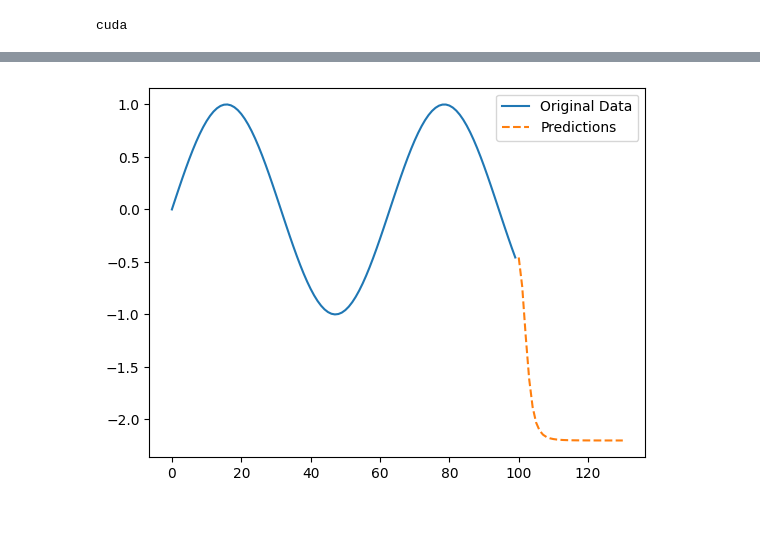
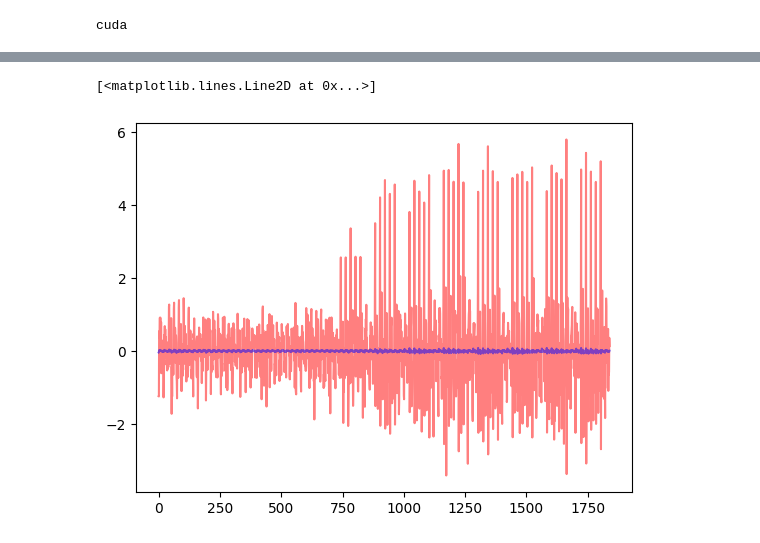
Before and after one commit to andr830g/Machine-Learning-Passenger-Forecasting, a Jupyter notebook: DeepLearningModelling.ipynb, the cells around one changed output, grey strips where cells are left out. Drawn from its saved outputs; the diff is of its cells as text; code cells hidden in the pictures.

Commit message:
Values can run through LSTM NN
Værdier kan komme igennem LSTM modellen, men er for små.

```diff
--- a/DeepLearningModelling.ipynb
+++ b/DeepLearningModelling.ipynb
@@ -80,8 +83,8 @@ class LSTM(nn.Module):
 # %% [output]
 cuda
 # %%
-model = LSTM()
-totalEpochs = 100
+model = LSTM()#.to(device)
+totalEpochs = 10
 optimizer = torch.optim.Adam(model.parameters(), lr=1e-3)
 criterion = nn.MSELoss(reduction="mean")
 
@@ -90,36 +93,26 @@ val_loss_list = []
 nEpochs = range(1, totalEpochs + 1)
 for epoch in nEpochs:
     model.train()
-    total_loss = []
-    for batch_idx, (Xbatch, ybatch) in enumerate(trainLoader):
-        Xbatch = Xbatch.to(device)
-        ybatch = ybatch.to(device)
 
-        optimizer.zero_grad()
-        model = model.to(device)
-        model.hidden_cell = (torch.zeros(1, Xbatch.size(0), model.hidden_layer_size).to(device),
-                             torch.zeros(1, Xbatch.size(0), model.hidden_layer_size).to(device))
+    optimizer.zero_grad()
 
-        predictions = model(Xbatch)
+    predictions = model(X_train_tensor.unsqueeze(-1)).squeeze()
 
-        loss = criterion(predictions, ybatch)
-        loss.backward()
+    loss = criterion(predictions, y_train_tensor)
+    loss.backward()
 
-        optimizer.step()
+    optimizer.step()
 
-        total_loss.append(loss.item())
+    #val_loss = evaluation(model, valLoader, criterion, device)
 
-    val_loss_mean = evaluation(model, valLoader, criterion, device)
-
-    total_loss_mean = np.mean(total_loss)
-    train_loss_list.append(total_loss_mean)
-    val_loss_list.append(val_loss_mean)
+    train_loss_list.append(loss.item())
+    #val_loss_list.append(val_loss)
 
     if epoch % 10 == 0:
-        print(f"Epoch: {epoch}, Train Loss: {total_loss_mean}, Val Loss: {val_loss_mean}")
+        print(f"Epoch: {epoch}, Train Loss: {loss.item()}")#, Val Loss: {val_loss}")
 
 train_loss_list = np.array(train_loss_list)
-val_loss_list = np.array(val_loss_list)
-np.save(train_loss_list, "train_loss.npy")
-np.save(val_loss_list, "val_loss.npy")
+#val_loss_list = np.array(val_loss_list)
+#np.save(train_loss_list, "train_loss.npy")
+#np.save(val_loss_list, "val_loss.npy")
 # %% [output]
@@ -139,10 +120,8 @@ plt.show()
-# %%
-# Plotting the results
-import matplotlib.pyplot as plt
-
-plt.plot(df['value'], label='Original Data')
-plt.plot(np.arange(len(df), len(df) + future + 1), predicted_data, label='Predictions', linestyle='dashed')
-plt.legend()
-plt.show()
-# %% [output]
-[figure, removed]
+# %%
+import matplotlib.pyplot as plt
+
+plt.plot(y_val_tensor, color="red", alpha=0.5)
+plt.plot(model(X_val_tensor.unsqueeze(-1)).detach().numpy(), color="blue", alpha=0.5)
+# %% [output]
+[<matplotlib.lines.Line2D at 0x...>]
+[figure, added]
```
Also changed, not shown: parts of 4 cells of this notebook.
